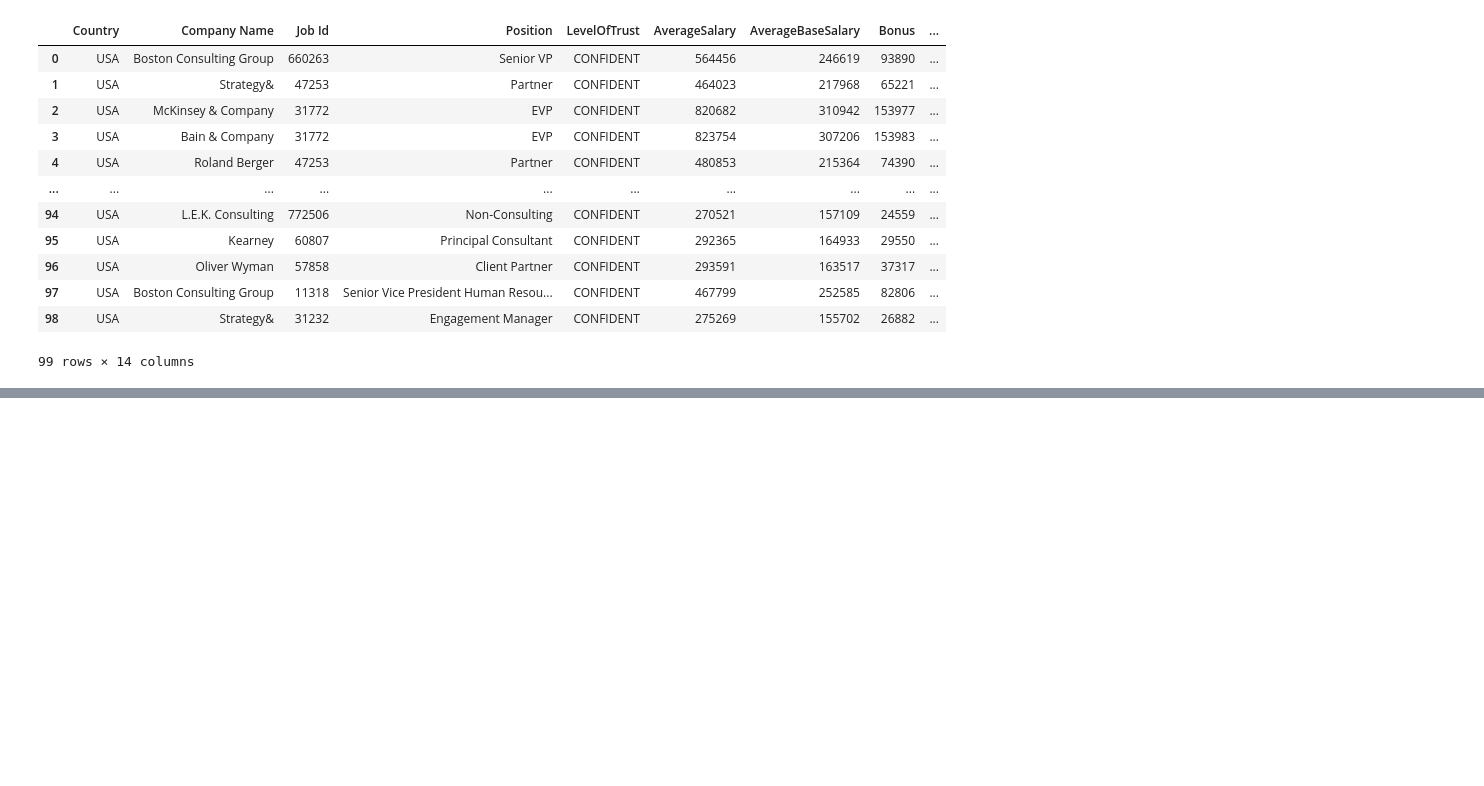
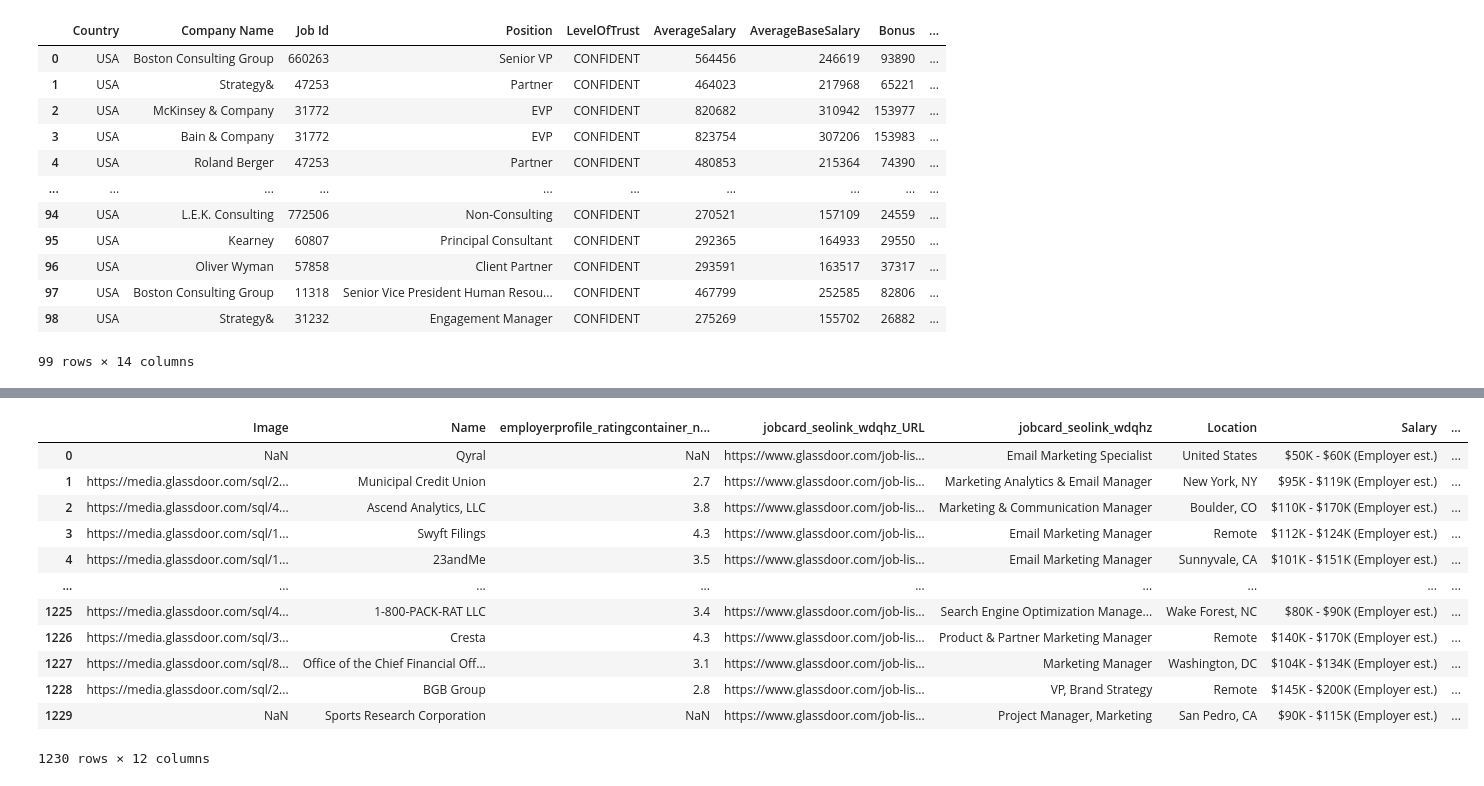
Before and after one commit to Devolnyx/Recommender_dev, a Jupyter notebook: DataSamples.ipynb, the cells around one changed output, grey strips where cells are left out. Drawn from its saved outputs; the diff is of its cells as text; code cells hidden in the pictures; blank space fills up the shorter version.

```diff
--- a/DataSamples.ipynb
+++ b/DataSamples.ipynb
@@ -1,6 +1,8 @@
 # %%
 import pandas as pd
 import glob
+# %%
+pd.set_option('display.max_columns', None)
 # %%
 glob.glob("data/*.*")
 # %% [output]
@@ -178,0 +284,18 @@ df
+# %%
+df = pd.read_csv('data/glassdor_custom.csv')
+# %%
+df
+# %% [output]
+|  | Image | Name | employerprofile_ratingcontainer_n... | jobcard_seolink_wdqhz_URL | jobcard_seolink_wdqhz | Location | Salary | ... |
+| 0 | NaN | Qyral | NaN | https://www.glassdoor.com/job-lis... | Email Marketing Specialist | United States | $50K - $60K (Employer est.) | ... |
+| 1 | https://media.glassdoor.com/sql/2... | Municipal Credit Union | 2.7 | https://www.glassdoor.com/job-lis... | Marketing Analytics & Email Manager | New York, NY | $95K - $119K (Employer est.) | ... |
+| 2 | https://media.glassdoor.com/sql/4... | Ascend Analytics, LLC | 3.8 | https://www.glassdoor.com/job-lis... | Marketing & Communication Manager | Boulder, CO | $110K - $170K (Employer est.) | ... |
+| 3 | https://media.glassdoor.com/sql/1... | Swyft Filings | 4.3 | https://www.glassdoor.com/job-lis... | Email Marketing Manager | Remote | $112K - $124K (Employer est.) | ... |
+| 4 | https://media.glassdoor.com/sql/1... | 23andMe | 3.5 | https://www.glassdoor.com/job-lis... | Email Marketing Manager | Sunnyvale, CA | $101K - $151K (Employer est.) | ... |
+| ... | ... | ... | ... | ... | ... | ... | ... | ... |
+| 1225 | https://media.glassdoor.com/sql/4... | 1-800-PACK-RAT LLC | 3.4 | https://www.glassdoor.com/job-lis... | Search Engine Optimization Manage... | Wake Forest, NC | $80K - $90K (Employer est.) | ... |
+| 1226 | https://media.glassdoor.com/sql/3... | Cresta | 4.3 | https://www.glassdoor.com/job-lis... | Product & Partner Marketing Manager | Remote | $140K - $170K (Employer est.) | ... |
+| 1227 | https://media.glassdoor.com/sql/8... | Office of the Chief Financial Off... | 3.1 | https://www.glassdoor.com/job-lis... | Marketing Manager | Washington, DC | $104K - $134K (Employer est.) | ... |
+| 1228 | https://media.glassdoor.com/sql/2... | BGB Group | 2.8 | https://www.glassdoor.com/job-lis... | VP, Brand Strategy | Remote | $145K - $200K (Employer est.) | ... |
+| 1229 | NaN | Sports Research Corporation | NaN | https://www.glassdoor.com/job-lis... | Project Manager, Marketing | San Pedro, CA | $90K - $115K (Employer est.) | ... |
+1230 rows × 12 columns
```
Also changed, not shown: parts of 12 cells of this notebook, 3 other files.
